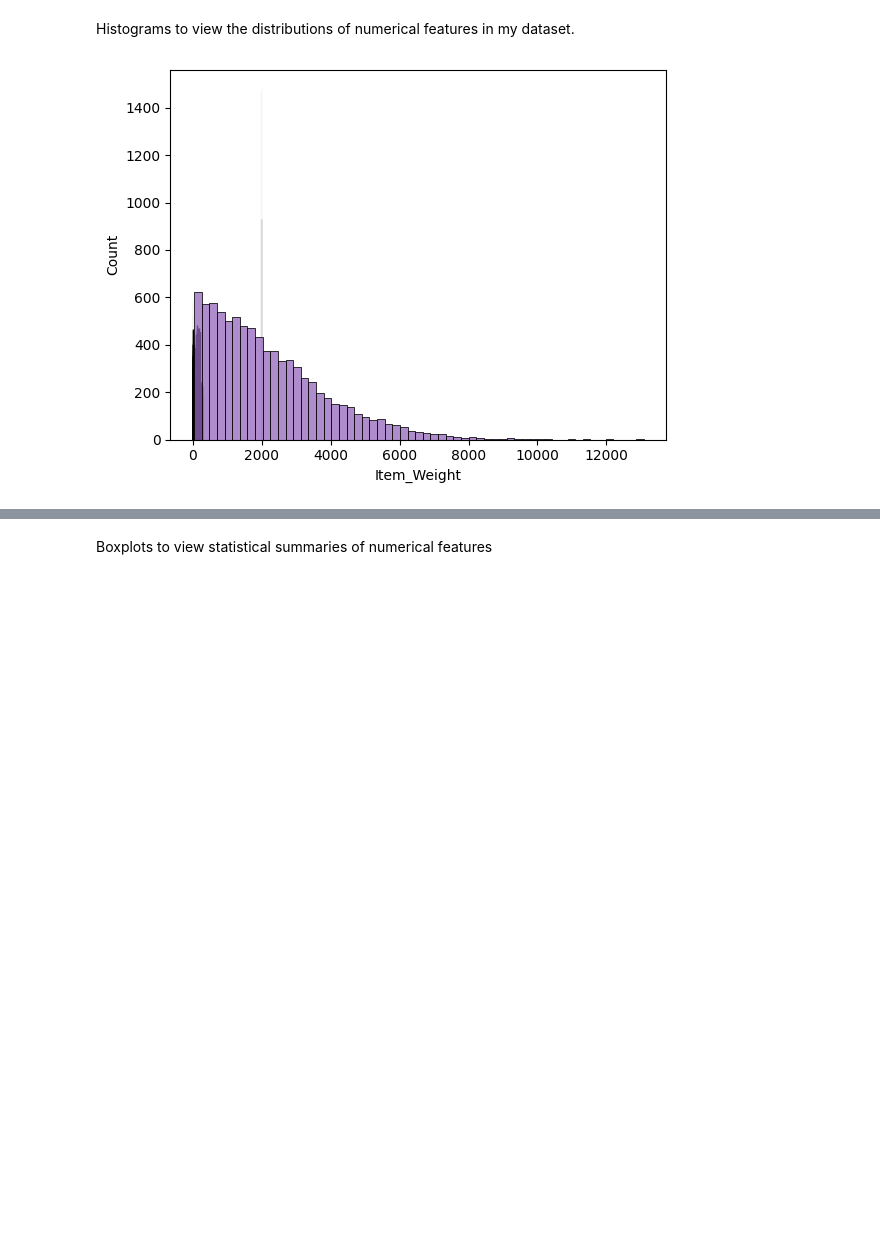
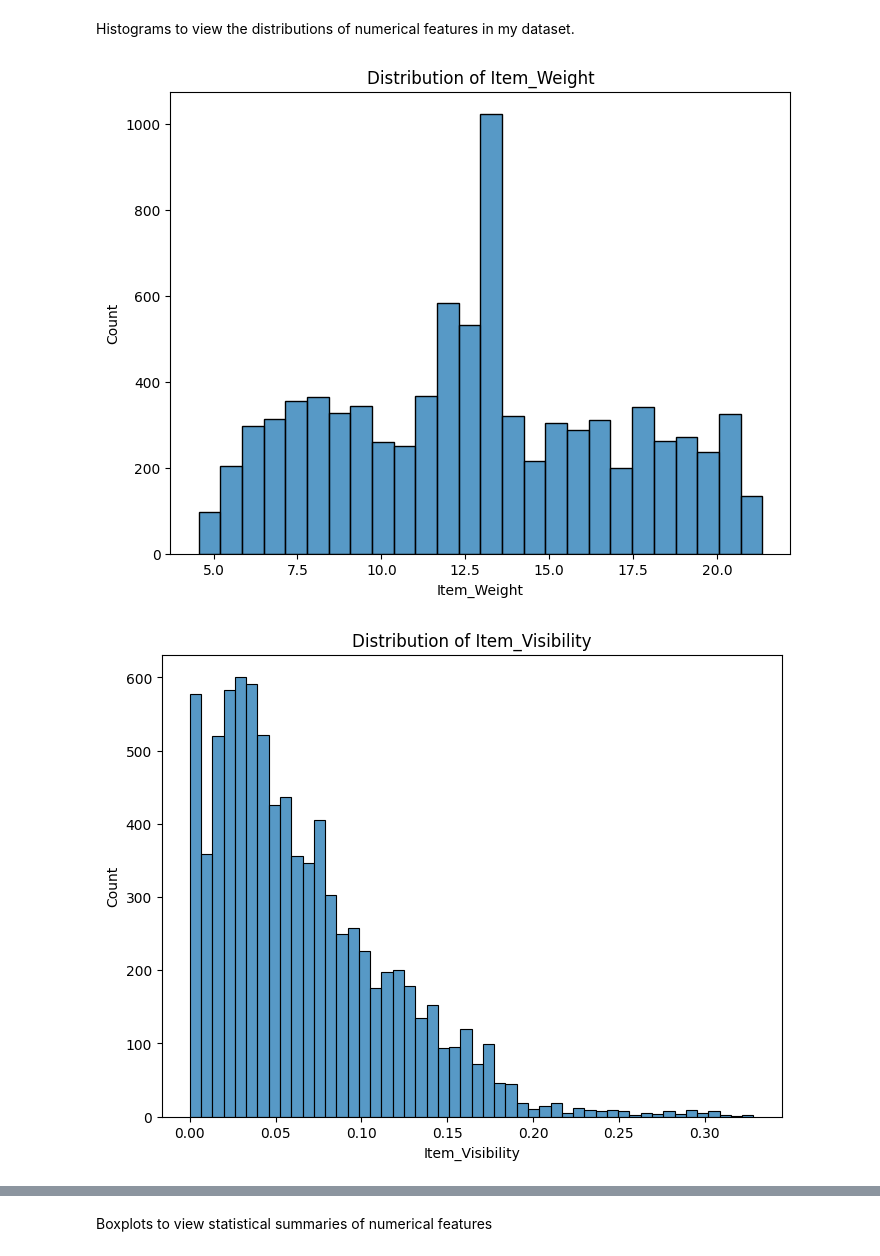
Before and after one commit to dalalyassin/Prediction-of-Product-Sales, a Jupyter notebook: Data_Cleaning.ipynb, the cells around one changed output, grey strips where cells are left out. Drawn from its saved outputs; the diff is of its cells as text; code cells hidden in the pictures; blank space fills up the shorter version.

```diff
--- a/Data_Cleaning.ipynb
+++ b/Data_Cleaning.ipynb
@@ -169,7 +169,11 @@ Histograms to view the distributions of numerical features in my dataset.
 # %%
 numerical_features = df.select_dtypes(include=['number']).columns
 for i in numerical_features:
-    ax = sns.histplot(data=df, x=i )
-    ax
+     plt.figure(figsize=(8, 6)) #.figure and not .show --> .figure objext in matplotlib to draw x axis and y axis without specifications.>> bar or box>>
+     sns.histplot(data=df, x=i)
+     plt.title(f'Distribution of {i}')
+     plt.xlabel(i)
+     plt.show()
 # %% [output]
-[figure, old version]
+[figure, new version]
+[figure, added]
```
Also changed, not shown: parts of 2 cells of this notebook.
